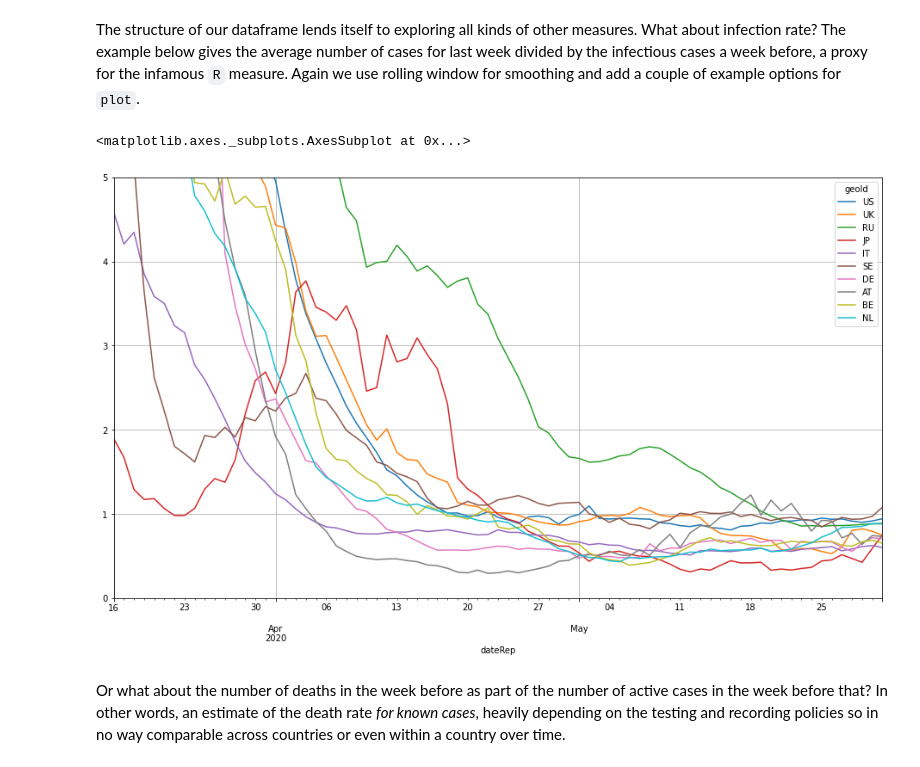
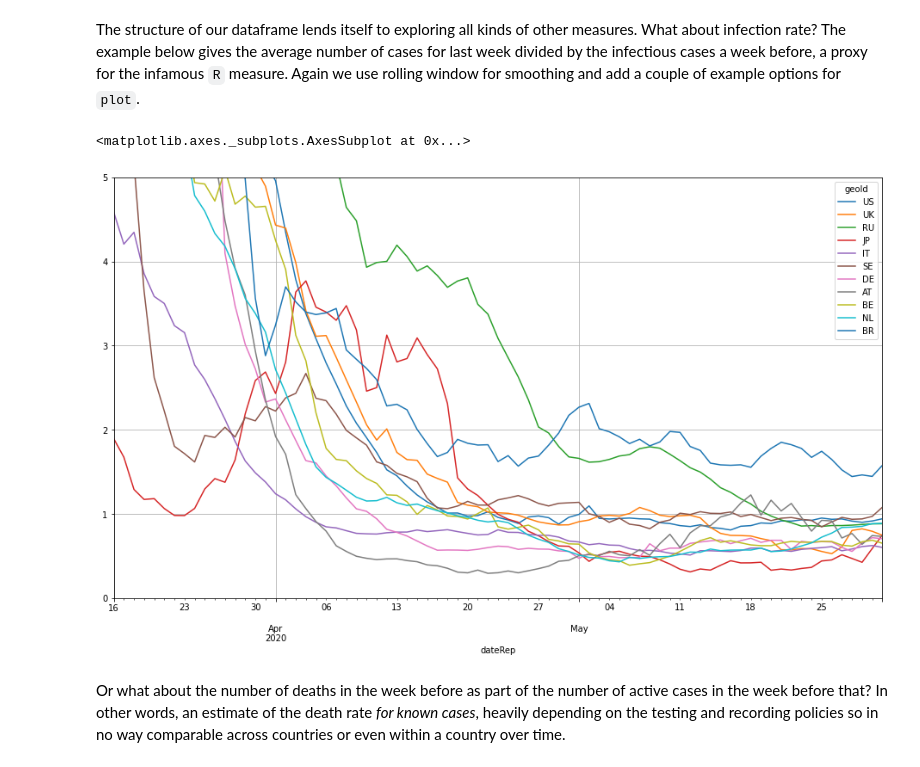
Before and after one commit to R3dje/COVID19, a Jupyter notebook: EUCDC.ipynb, the cells around one changed output. Cells and saved outputs as stored; diff of their text form; code cells hidden in the pictures.

```diff
--- a/EUCDC.ipynb
+++ b/EUCDC.ipynb
@@ -256,14 +256,14 @@ For __NL__ this more or less corresponds with the official ICU data. The actual
 # %% [markdown]
 The structure of our dataframe lends itself to exploring all kinds of other measures. What about infection rate? The example below gives the average number of cases for last week divided by the infectious cases a week before, a proxy for the infamous `R` measure. Again we use rolling window for smoothing and add a couple of example options for `plot`.
 # %%
-countries = ['US', 'UK', 'RU', 'JP', 'IT', 'SE', 'DE', 'AT', 'BE', 'NL']
+countries = ['US', 'UK', 'RU', 'JP', 'IT', 'SE', 'DE', 'AT', 'BE', 'NL', 'BR']
 
 (df_geo.rolling(7).mean() / df_geo.shift(7).rolling(14).mean(
     ))['cases'][countries].loc['20200316':].plot(
     figsize=(16, 9), grid=True, ylim=(0, 5))
 # %% [output]
 <matplotlib.axes._subplots.AxesSubplot at 0x...>
-[figure, old version]
+[figure, new version]
 # %% [markdown]
 Or what about the number of deaths in the week before as part of the number of active cases in the week before that? In other words, an estimate of the death rate *for known cases*, heavily depending on the testing and recording policies so in no way comparable across countries or even within a country over time.
 # %%
```
Also changed, not shown: parts of 5 cells of this notebook, 6 other files.
